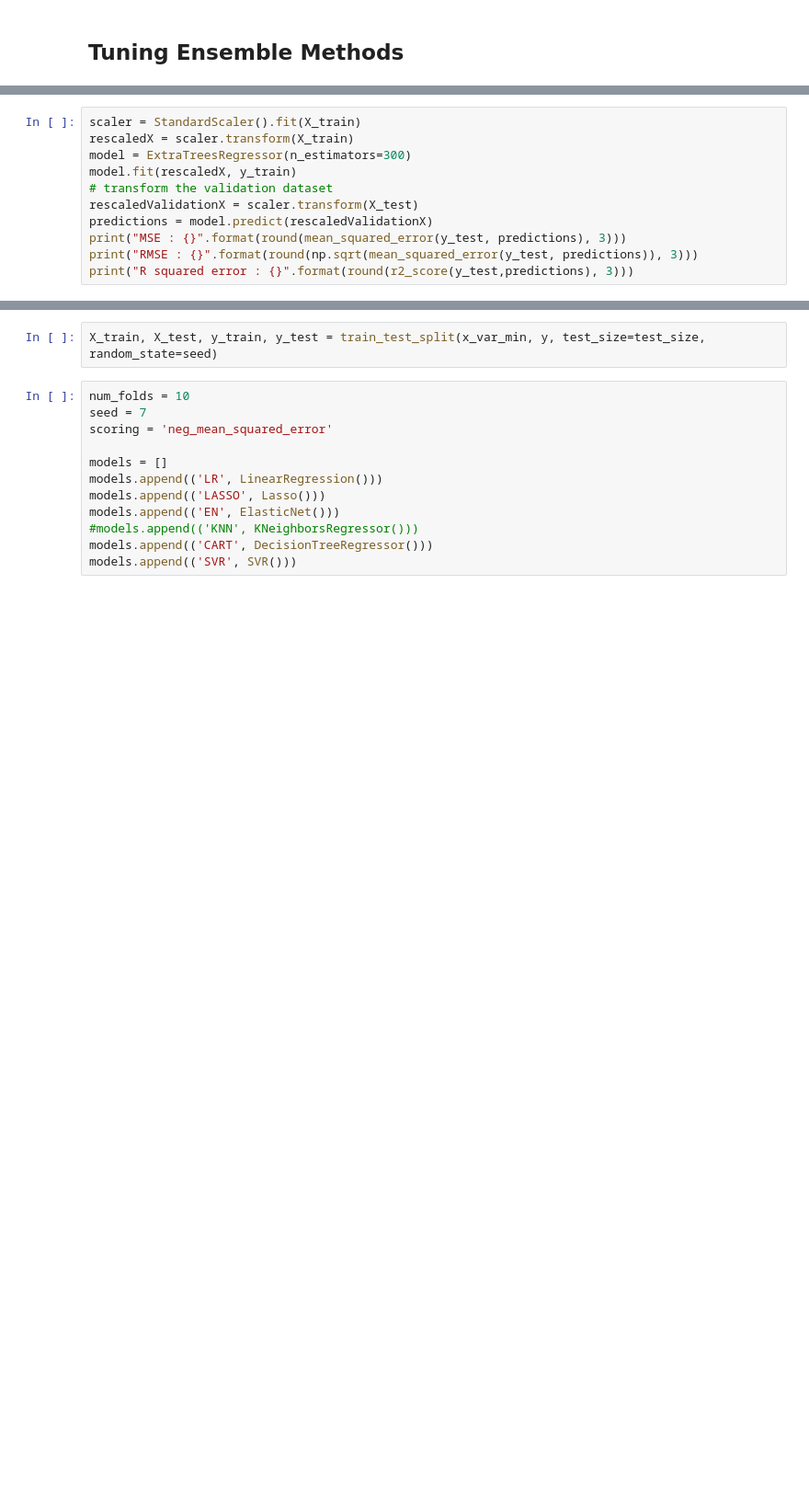
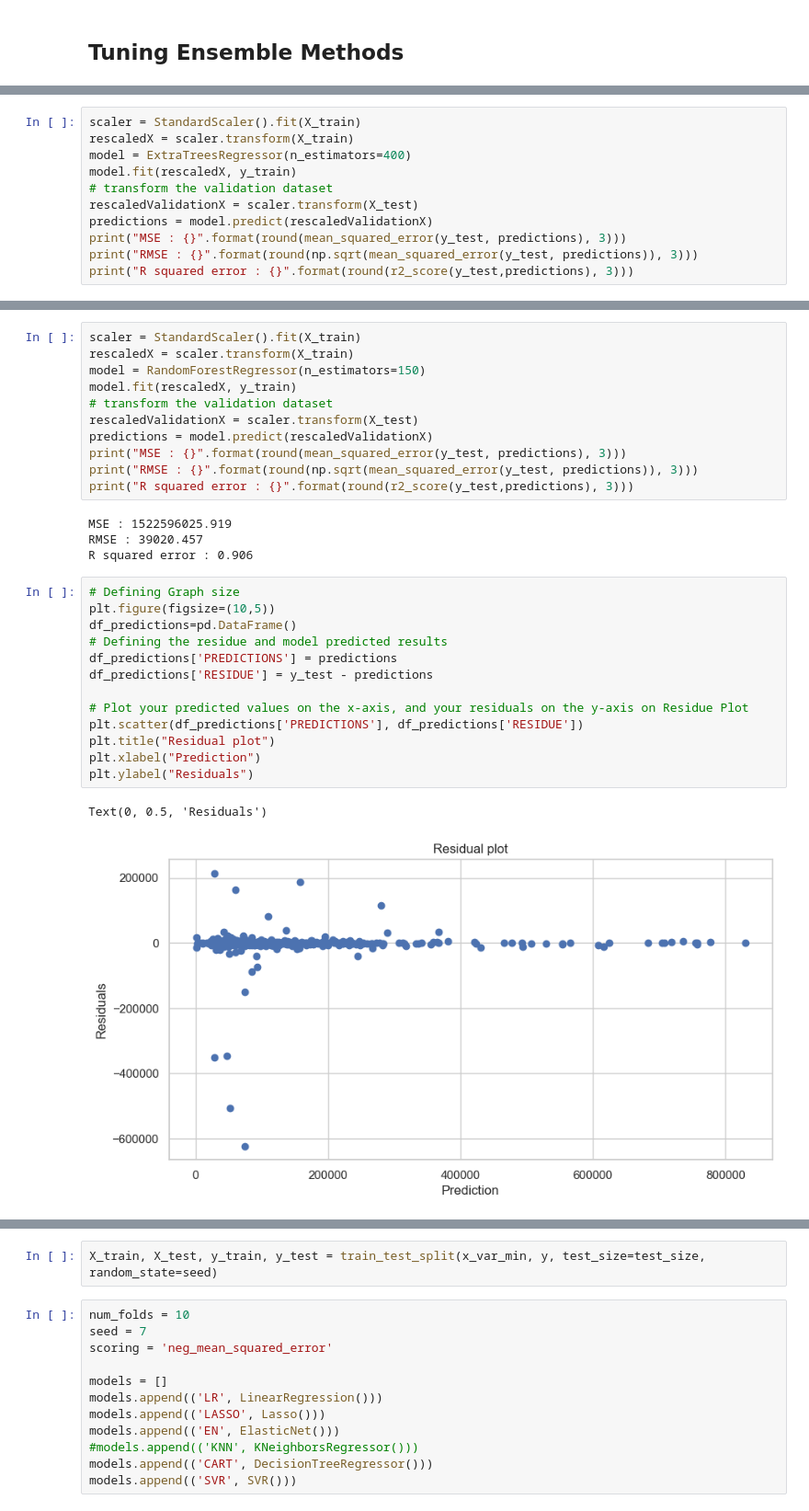
Before and after one commit to thejustinn/CarPricePrediction, a Jupyter notebook: notebooks/Used Car Price Prediction(16594 rows).ipynb, the cells around one changed output, grey strips where cells are left out. Shown at 92% size. Cells and saved outputs as stored; diff of their text form; blank space fills up the shorter version.

Commit message:
Improved the car price prediction code

```diff
--- a/notebooks/Used Car Price Prediction(16594 rows).ipynb
+++ b/notebooks/Used Car Price Prediction(16594 rows).ipynb
@@ -943,7 +942,7 @@ Best: -1274671969.094438 using {'n_estimators': 400}
 # %%
 scaler = StandardScaler().fit(X_train)
 rescaledX = scaler.transform(X_train)
-model = ExtraTreesRegressor(n_estimators=300)
+model = ExtraTreesRegressor(n_estimators=400)
 model.fit(rescaledX, y_train)
 # transform the validation dataset
 rescaledValidationX = scaler.transform(X_test)
@@ -957,0 +959,31 @@ R squared error : 0.9
+# %%
+scaler = StandardScaler().fit(X_train)
+rescaledX = scaler.transform(X_train)
+model = RandomForestRegressor(n_estimators=150)
+model.fit(rescaledX, y_train)
+# transform the validation dataset
+rescaledValidationX = scaler.transform(X_test)
+predictions = model.predict(rescaledValidationX)
+print("MSE : {}".format(round(mean_squared_error(y_test, predictions), 3)))
+print("RMSE : {}".format(round(np.sqrt(mean_squared_error(y_test, predictions)), 3)))
+print("R squared error : {}".format(round(r2_score(y_test,predictions), 3)))
+# %% [output]
+MSE : 1522596025.919
+RMSE : 39020.457
+R squared error : 0.906
+# %%
+# Defining Graph size
+plt.figure(figsize=(10,5))
+df_predictions=pd.DataFrame()
+# Defining the residue and model predicted results
+df_predictions['PREDICTIONS'] = predictions
+df_predictions['RESIDUE'] = y_test - predictions
+
+# Plot your predicted values on the x-axis, and your residuals on the y-axis on Residue Plot
+plt.scatter(df_predictions['PREDICTIONS'], df_predictions['RESIDUE'])
+plt.title("Residual plot")
+plt.xlabel("Prediction")
+plt.ylabel("Residuals")
+# %% [output]
+Text(0, 0.5, 'Residuals')
+[figure, added]
```
Also changed, not shown: parts of 39 cells of this notebook.
